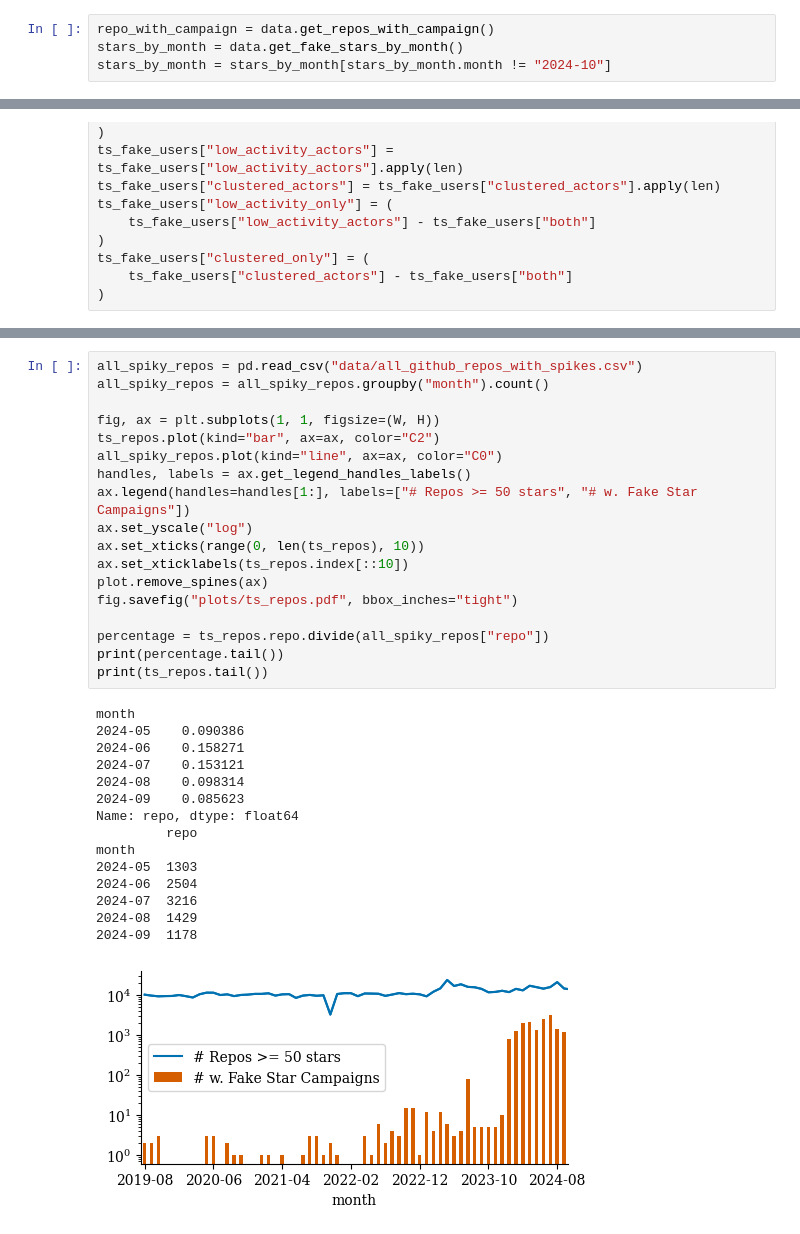
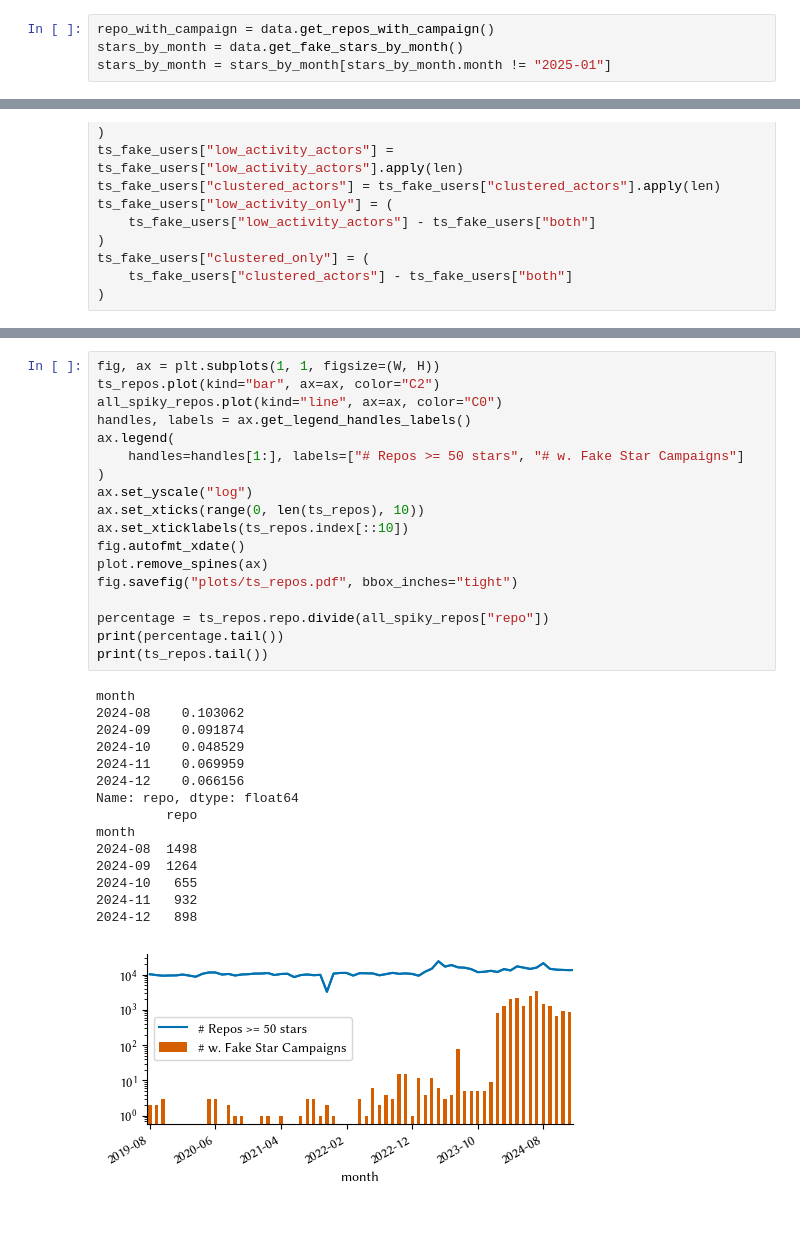
Before and after one commit to hehao98/StarScout, a Jupyter notebook: rq1-prevalence.ipynb, the cells around one changed output, grey strips where cells are left out. Cells and saved outputs as stored; diff of their text form.

```diff
--- a/rq1-prevalence.ipynb
+++ b/rq1-prevalence.ipynb
@@ -49,7 +53,7 @@ def aggreagte_user_ts(fake_type: str, repo_months: set[tuple[str, str]]) -> pd.S
 # %%
 repo_with_campaign = data.get_repos_with_campaign()
 stars_by_month = data.get_fake_stars_by_month()
-stars_by_month = stars_by_month[stars_by_month.month != "2024-10"]
+stars_by_month = stars_by_month[stars_by_month.month != "2025-01"]
 # %%
 ts_real = pd.read_csv("data/all_github_stars_by_month.csv").set_index("month")[
     "n_stars"
@@ -126,37 +176,37 @@ dtype: float64
 # %%
-all_spiky_repos = pd.read_csv("data/all_github_repos_with_spikes.csv")
-all_spiky_repos = all_spiky_repos.groupby("month").count()
-
 fig, ax = plt.subplots(1, 1, figsize=(W, H))
 ts_repos.plot(kind="bar", ax=ax, color="C2")
 all_spiky_repos.plot(kind="line", ax=ax, color="C0")
 handles, labels = ax.get_legend_handles_labels()
-ax.legend(handles=handles[1:], labels=["# Repos >= 50 stars", "# w. Fake Star Campaigns"])
+ax.legend(
+    handles=handles[1:], labels=["# Repos >= 50 stars", "# w. Fake Star Campaigns"]
+)
 ax.set_yscale("log")
 ax.set_xticks(range(0, len(ts_repos), 10))
 ax.set_xticklabels(ts_repos.index[::10])
+fig.autofmt_xdate()
 plot.remove_spines(ax)
 fig.savefig("plots/ts_repos.pdf", bbox_inches="tight")
 
 percentage = ts_repos.repo.divide(all_spiky_repos["repo"])
 print(percentage.tail())
 print(ts_repos.tail())
 # %% [output]
 month
-2024-05    0.090386
-2024-06    0.158271
-2024-07    0.153121
-2024-08    0.098314
-2024-09    0.085623
+2024-08    0.103062
+2024-09    0.091874
+2024-10    0.048529
+2024-11    0.069959
+2024-12    0.066156
 Name: repo, dtype: float64
          repo
 month
-2024-05  1303
-2024-06  2504
-2024-07  3216
-2024-08  1429
-2024-09  1178
+2024-08  1498
+2024-09  1264
+2024-10   655
+2024-11   932
+2024-12   898
-[figure, old version]
+[figure, new version]
 # %%
 percentage = ts_fake_users["all"] / ts_users
 print(percentage.tail())
```
Also changed, not shown: parts of 7 cells of this notebook, 17 other files.
